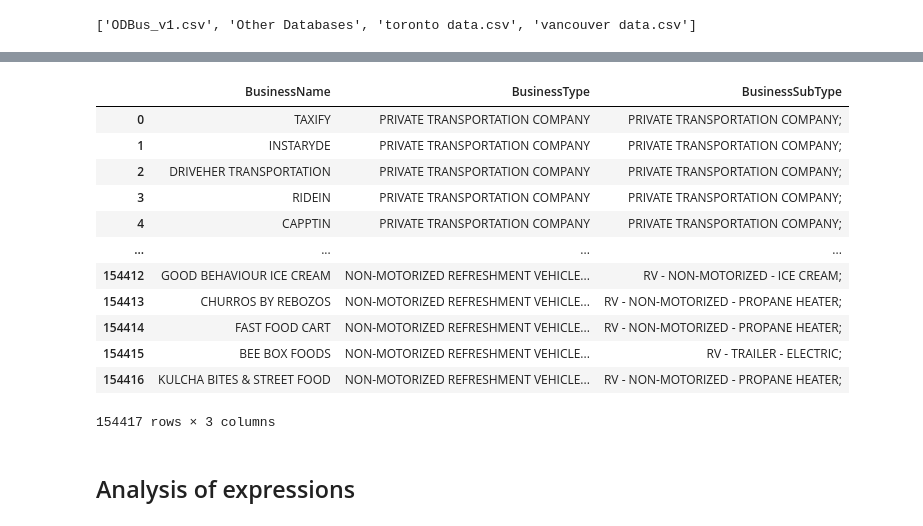
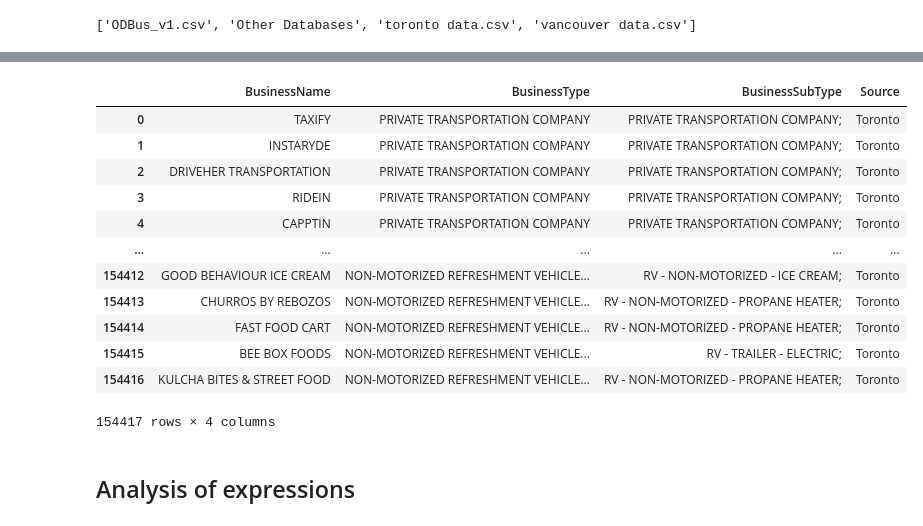
Before and after one commit to edwinsantosv/Economic-impact-of-Food-Trucks-on-Local-Municipalities, a Jupyter notebook: Exploration_Categories.ipynb, the cells around one changed output, grey strips where cells are left out. Cells and saved outputs as stored; diff of their text form; code cells hidden in the pictures.

```diff
--- a/Exploration_Categories.ipynb
+++ b/Exploration_Categories.ipynb
@@ -131,7 +153,7 @@ directory_contents
 # %% [output]
 ['ODBus_v1.csv', 'Other Databases', 'toronto data.csv', 'vancouver data.csv']
 # %%
-db_t=pd.read_csv('toronto data.csv')
+db_t=pd.read_csv('toronto data.csv').fillna('')
 db_t.head()
 # %% [output]
 |  | _id | Category | Licence No. | Operating Name | Issued | Client Name | Business Phone | ... |
@@ -143,30 +165,30 @@ db_t.head()
 # %%
 sub_t=db_t[['Operating Name','Category','Endorsements']]
 
 sub_t= sub_t.rename(
     columns=
     {
         'Operating Name':'BusinessName',
         'Category':'BusinessType',
         'Endorsements':'BusinessSubType'
      }
 )
-
+sub_t['Source']='Toronto'
 sub_t
 # %% [output]
-|  | BusinessName | BusinessType | BusinessSubType |
-| 0 | TAXIFY | PRIVATE TRANSPORTATION COMPANY | PRIVATE TRANSPORTATION COMPANY; |
-| 1 | INSTARYDE | PRIVATE TRANSPORTATION COMPANY | PRIVATE TRANSPORTATION COMPANY; |
-| 2 | DRIVEHER TRANSPORTATION | PRIVATE TRANSPORTATION COMPANY | PRIVATE TRANSPORTATION COMPANY; |
-| 3 | RIDEIN | PRIVATE TRANSPORTATION COMPANY | PRIVATE TRANSPORTATION COMPANY; |
-| 4 | CAPPTIN | PRIVATE TRANSPORTATION COMPANY | PRIVATE TRANSPORTATION COMPANY; |
-| ... | ... | ... | ... |
-| 154412 | GOOD BEHAVIOUR ICE CREAM | NON-MOTORIZED REFRESHMENT VEHICLE... | RV - NON-MOTORIZED - ICE CREAM; |
-| 154413 | CHURROS BY REBOZOS | NON-MOTORIZED REFRESHMENT VEHICLE... | RV - NON-MOTORIZED - PROPANE HEATER; |
-| 154414 | FAST FOOD CART | NON-MOTORIZED REFRESHMENT VEHICLE... | RV - NON-MOTORIZED - PROPANE HEATER; |
-| 154415 | BEE BOX FOODS | NON-MOTORIZED REFRESHMENT VEHICLE... | RV - TRAILER - ELECTRIC; |
-| 154416 | KULCHA BITES & STREET FOOD | NON-MOTORIZED REFRESHMENT VEHICLE... | RV - NON-MOTORIZED - PROPANE HEATER; |
+|  | BusinessName | BusinessType | BusinessSubType | Source |
+| 0 | TAXIFY | PRIVATE TRANSPORTATION COMPANY | PRIVATE TRANSPORTATION COMPANY; | Toronto |
+| 1 | INSTARYDE | PRIVATE TRANSPORTATION COMPANY | PRIVATE TRANSPORTATION COMPANY; | Toronto |
+| 2 | DRIVEHER TRANSPORTATION | PRIVATE TRANSPORTATION COMPANY | PRIVATE TRANSPORTATION COMPANY; | Toronto |
+| 3 | RIDEIN | PRIVATE TRANSPORTATION COMPANY | PRIVATE TRANSPORTATION COMPANY; | Toronto |
+| 4 | CAPPTIN | PRIVATE TRANSPORTATION COMPANY | PRIVATE TRANSPORTATION COMPANY; | Toronto |
+| ... | ... | ... | ... | ... |
+| 154412 | GOOD BEHAVIOUR ICE CREAM | NON-MOTORIZED REFRESHMENT VEHICLE... | RV - NON-MOTORIZED - ICE CREAM; | Toronto |
+| 154413 | CHURROS BY REBOZOS | NON-MOTORIZED REFRESHMENT VEHICLE... | RV - NON-MOTORIZED - PROPANE HEATER; | Toronto |
+| 154414 | FAST FOOD CART | NON-MOTORIZED REFRESHMENT VEHICLE... | RV - NON-MOTORIZED - PROPANE HEATER; | Toronto |
+| 154415 | BEE BOX FOODS | NON-MOTORIZED REFRESHMENT VEHICLE... | RV - TRAILER - ELECTRIC; | Toronto |
+| 154416 | KULCHA BITES & STREET FOOD | NON-MOTORIZED REFRESHMENT VEHICLE... | RV - NON-MOTORIZED - PROPANE HEATER; | Toronto |
-154417 rows × 3 columns
+154417 rows × 4 columns
 # %% [markdown]
 ## Analysis of expressions
 # %%
```
Also changed, not shown: parts of 21 cells of this notebook, 1 other file.
